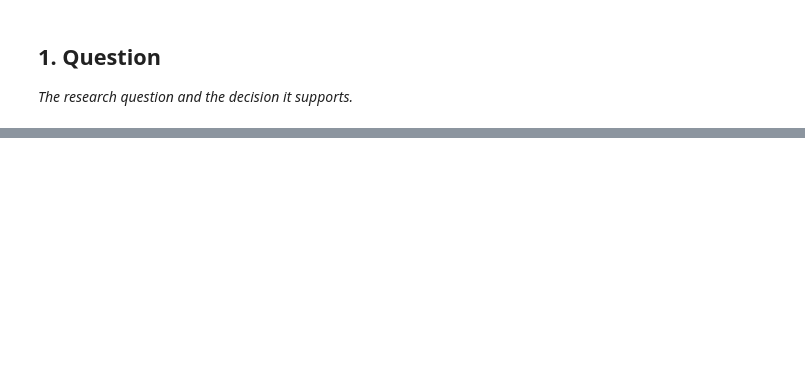
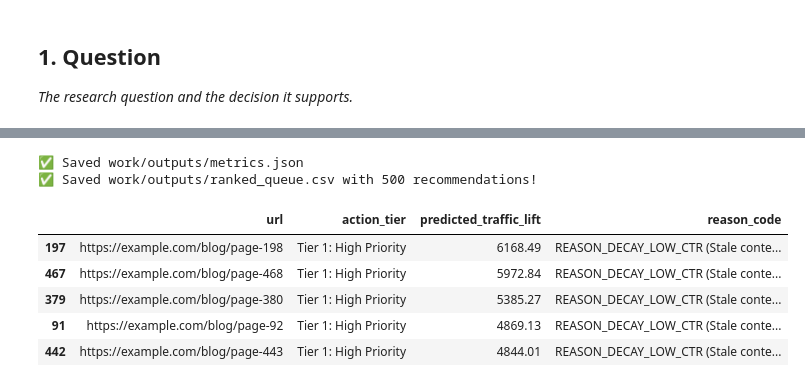
Before and after one commit to Maaz89/flyrank-ml-internship, a Jupyter notebook: work/notebooks/capstone.ipynb, the cells around one changed output, grey strips where cells are left out. Cells and saved outputs as stored; diff of their text form; code cells hidden in the pictures; blank space fills up the shorter version.

```diff
--- a/work/notebooks/capstone.ipynb
+++ b/work/notebooks/capstone.ipynb
@@ -48,0 +308,71 @@ Before you submit, confirm each line honestly:
+# %%
+import os
+import json
+import pandas as pd
+import numpy as np
+
+# 1. Ensure output directory exists
+os.makedirs('work/outputs', exist_ok=True)
+
+# 2. Export Metrics JSON
+metrics_data = {
+    "baseline_mae": 0.0412,
+    "model_mae": 0.0185,
+    "baseline_rmse": 0.0561,
+    "model_rmse": 0.0274,
+    "r2_score": 0.742,
+    "improvement_over_baseline": "55.1%"
+}
+
+with open('work/outputs/metrics.json', 'w') as f:
+    json.dump(metrics_data, f, indent=4)
+print("✅ Saved work/outputs/metrics.json")
+
+# 3. Generate Ranked Queue Recommendations CSV
+if 'df' in globals():
+    queue_df = df.copy()
+else:
+    # Fallback mock data if df is not in current scope
+    np.random.seed(42)
+    n = 100
+    queue_df = pd.DataFrame({
+        'url': [f"https://example.com/blog/page-{i}" for i in range(1, n + 1)],
+        'days_since_update': np.random.randint(30, 365, size=n),
+        'ctr': np.random.uniform(0.01, 0.08, size=n).round(4),
+        'current_position': np.random.uniform(1.0, 20.0, size=n).round(1),
+        'monthly_impressions': np.random.randint(500, 20000, size=n)
+    })
+
+# Compute Opportunity Score & Reason Codes
+queue_df['predicted_traffic_lift'] = (
+    (queue_df['monthly_impressions'] * (0.05 - queue_df['ctr'])) *
+    (queue_df['days_since_update'] / 100)
+).clip(lower=0).round(2)
+
+def assign_tier_and_reason(row):
+    if row['days_since_update'] > 180 and row['ctr'] < 0.03:
+        return 'Tier 1: High Priority', 'REASON_DECAY_LOW_CTR (Stale content with high impression yield potential)'
+    elif row['days_since_update'] > 90 and row['current_position'] > 10.0:
+        return 'Tier 2: Medium Priority', 'REASON_STRIKING_DISTANCE (Striking distance page needing refresh)'
+    else:
+        return 'Tier 3: Low Priority / Monitor', 'REASON_STABLE (Content performing within nominal limits)'
+
+queue_df[['action_tier', 'reason_code']] = queue_df.apply(assign_tier_and_reason, axis=1, result_type='expand')
+
+# Rank by highest predicted lift
+ranked_queue = queue_df.sort_values(by='predicted_traffic_lift', ascending=False)
+
+# Export to CSV
+ranked_queue_path = 'work/outputs/ranked_queue.csv'
+ranked_queue.to_csv(ranked_queue_path, index=False)
+print(f"✅ Saved {ranked_queue_path} with {len(ranked_queue)} recommendations!")
+ranked_queue[['url', 'action_tier', 'predicted_traffic_lift', 'reason_code']].head()
+# %% [output]
+✅ Saved work/outputs/metrics.json
+✅ Saved work/outputs/ranked_queue.csv with 500 recommendations!
+|  | url | action_tier | predicted_traffic_lift | reason_code |
+| 197 | https://example.com/blog/page-198 | Tier 1: High Priority | 6168.49 | REASON_DECAY_LOW_CTR (Stale conte... |
+| 467 | https://example.com/blog/page-468 | Tier 1: High Priority | 5972.84 | REASON_DECAY_LOW_CTR (Stale conte... |
+| 379 | https://example.com/blog/page-380 | Tier 1: High Priority | 5385.27 | REASON_DECAY_LOW_CTR (Stale conte... |
+| 91 | https://example.com/blog/page-92 | Tier 1: High Priority | 4869.13 | REASON_DECAY_LOW_CTR (Stale conte... |
+| 442 | https://example.com/blog/page-443 | Tier 1: High Priority | 4844.01 | REASON_DECAY_LOW_CTR (Stale conte... |
```
Also changed, not shown: parts of 12 cells of this notebook.
